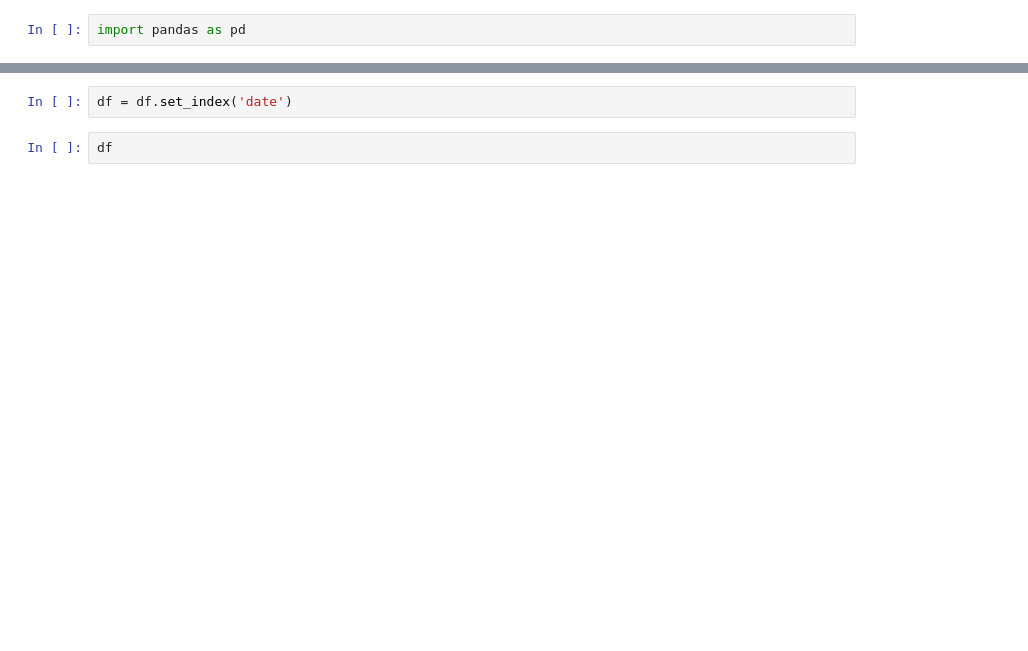
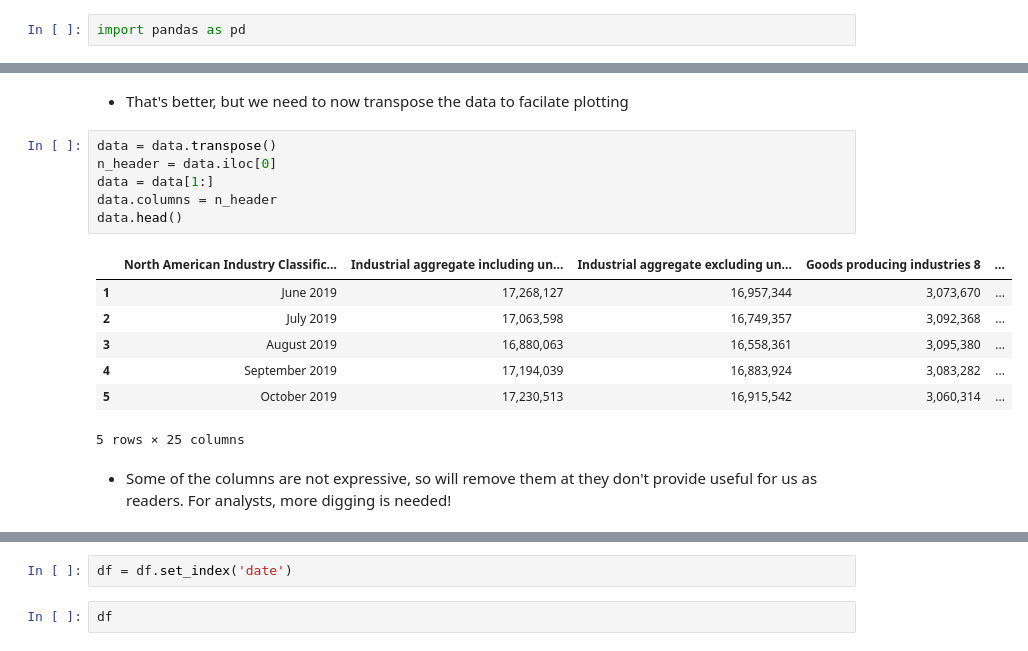
Before and after one commit to dataubc/unemployment_covid19, a Jupyter notebook: main.ipynb, the cells around one changed output, grey strips where cells are left out. Saved outputs shown, nothing was run; the diff lists cells and outputs as text; blank space fills up the shorter version.

```diff
--- a/main.ipynb
+++ b/main.ipynb
@@ -6,0 +27,18 @@ data = data.drop([1])
+# %% [markdown]
+- That's better, but we need to now transpose the data to facilate plotting
+# %%
+data = data.transpose()
+n_header = data.iloc[0]
+data = data[1:]
+data.columns = n_header
+data.head()
+# %% [output]
+|  | North American Industry Classific... | Industrial aggregate including un... | Industrial aggregate excluding un... | Goods producing industries 8 | ... |
+| 1 | June 2019 | 17,268,127 | 16,957,344 | 3,073,670 | ... |
+| 2 | July 2019 | 17,063,598 | 16,749,357 | 3,092,368 | ... |
+| 3 | August 2019 | 16,880,063 | 16,558,361 | 3,095,380 | ... |
+| 4 | September 2019 | 17,194,039 | 16,883,924 | 3,083,282 | ... |
+| 5 | October 2019 | 17,230,513 | 16,915,542 | 3,060,314 | ... |
+5 rows × 25 columns
+# %% [markdown]
+- Some of the columns are not expressive, so will remove them at they don't provide useful for us as readers. For analysts, more digging is needed!
```
Also changed, not shown: parts of 23 cells of this notebook.
